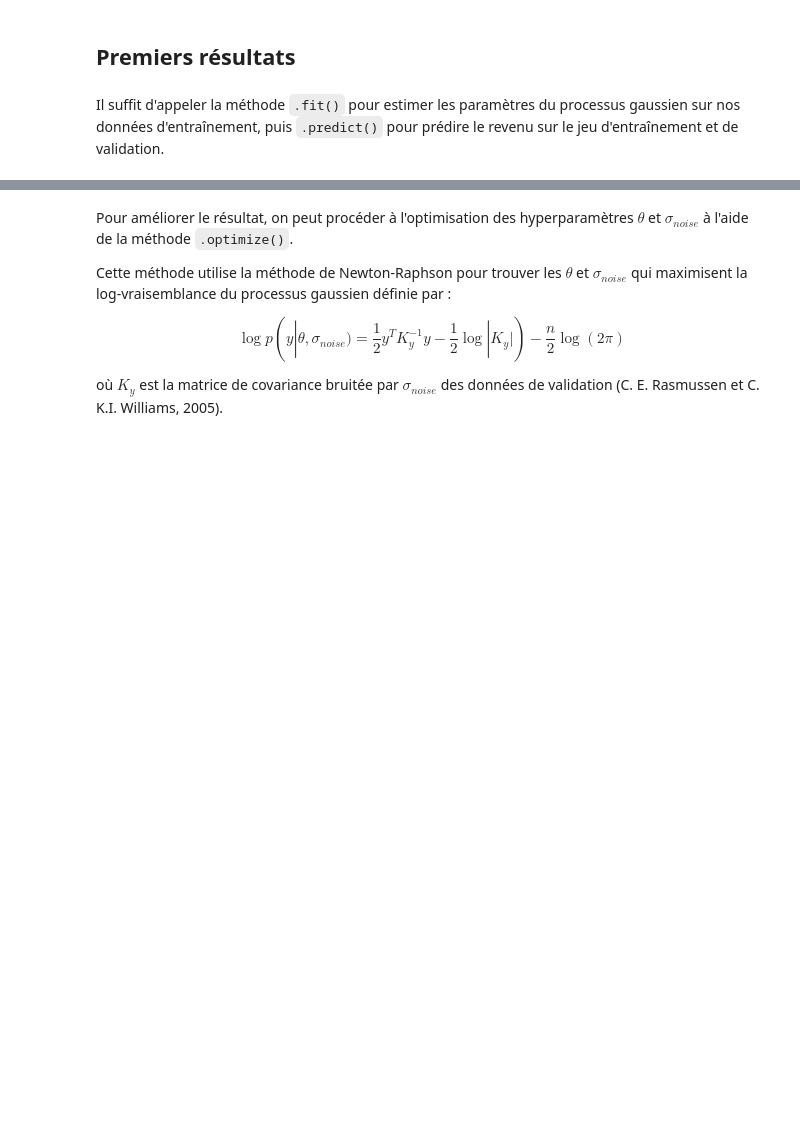
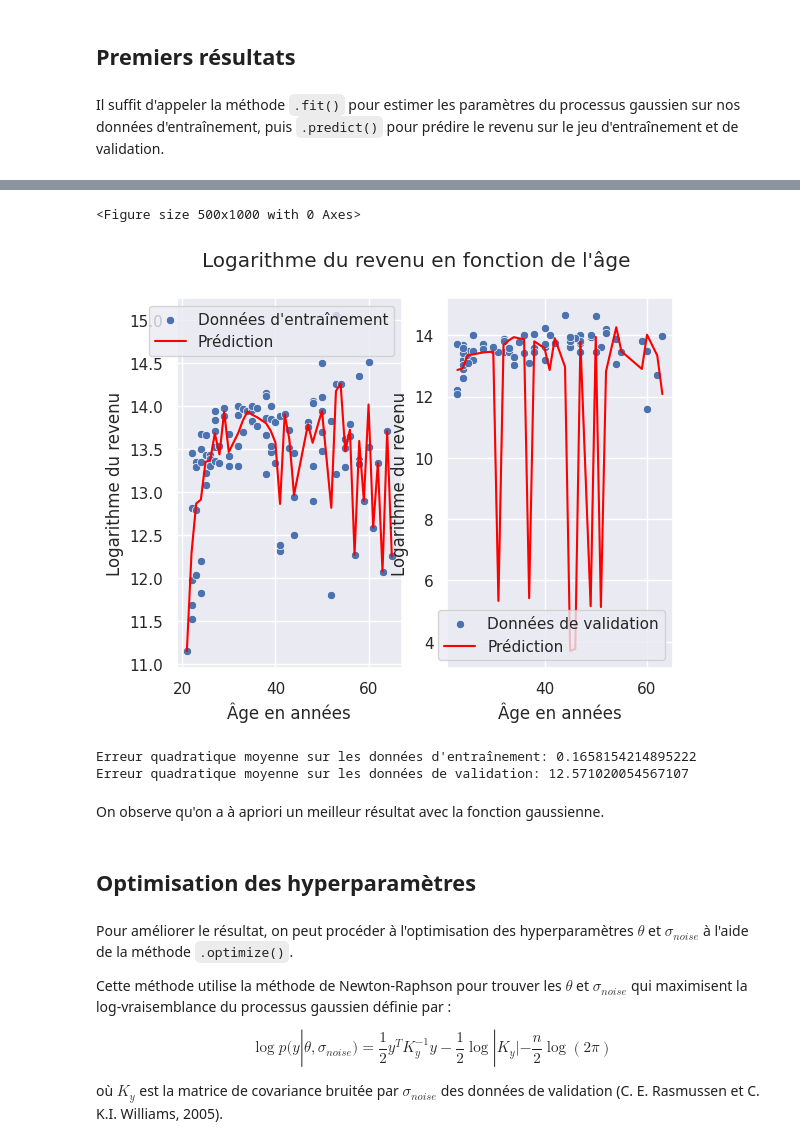
Before and after one commit to cmnemoi/GaussianProcess, a Jupyter notebook: notebook.ipynb, the cells around one changed output, grey strips where cells are left out. Cells and saved outputs as stored; diff of their text form; code cells hidden in the pictures; blank space fills up the shorter version.

```diff
--- a/notebook.ipynb
+++ b/notebook.ipynb
@@ -125,9 +133,30 @@ Erreur quadratique moyenne sur les données de validation: 27.95813575767169
+# %%
+rq_kernel_gaussian_process = GaussianProcess(kernel='rational_quadratic')
+rq_kernel_gaussian_process.fit(X_train, y_train)
+
+y_train_pred, _ = rq_kernel_gaussian_process.predict(X_train)
+y_val_pred, _ = rq_kernel_gaussian_process.predict(X_val)
+
+plot_train_and_val(X_train, y_train, y_train_pred, X_val, y_val, y_val_pred)
+# %% [output]
+<Figure size 500x1000 with 0 Axes>
+[figure, added]
+# %%
+print(f"Erreur quadratique moyenne sur les données d'entraînement: {rq_kernel_gaussian_process.score(X_train, y_train)}")
+print(f"Erreur quadratique moyenne sur les données de validation: {rq_kernel_gaussian_process.score(X_val, y_val)}")
+# %% [output]
+Erreur quadratique moyenne sur les données d'entraînement: 0.1658154214895222
+Erreur quadratique moyenne sur les données de validation: 12.571020054567107
+# %% [markdown]
+On observe qu'on a à apriori un meilleur résultat avec la fonction gaussienne.
+# %% [markdown]
+## Optimisation des hyperparamètres <a class="anchor" id="Optimisation-des-hyperparamètres"></a>
 # %% [markdown]
 Pour améliorer le résultat, on peut procéder à l'optimisation des hyperparamètres $\theta$ et $\sigma_{noise}$ à l'aide de la méthode `.optimize()`.
 
 Cette méthode utilise la méthode de Newton-Raphson pour trouver les $\theta$ et $\sigma_{noise}$ qui maximisent la log-vraisemblance du processus gaussien définie par :
 
-$$\log p(y|\theta, \sigma_{noise}) = \frac{1}{2}y^{T}K_y^{-1}y - \frac{1}{2}\log |K_y|) - \frac{n}{2}\log(2\pi)$$
+$$\log p(y|\theta, \sigma_{noise}) = \frac{1}{2}y^{T}K_y^{-1}y - \frac{1}{2}\log |K_y| - \frac{n}{2}\log(2\pi)$$
 
 où $K_y$ est la matrice de covariance bruitée par $\sigma_{noise}$ des données de validation (C. E. Rasmussen et C. K.I. Williams, 2005).
 # %%
```
Also changed, not shown: parts of 20 cells of this notebook, 2 other files.
